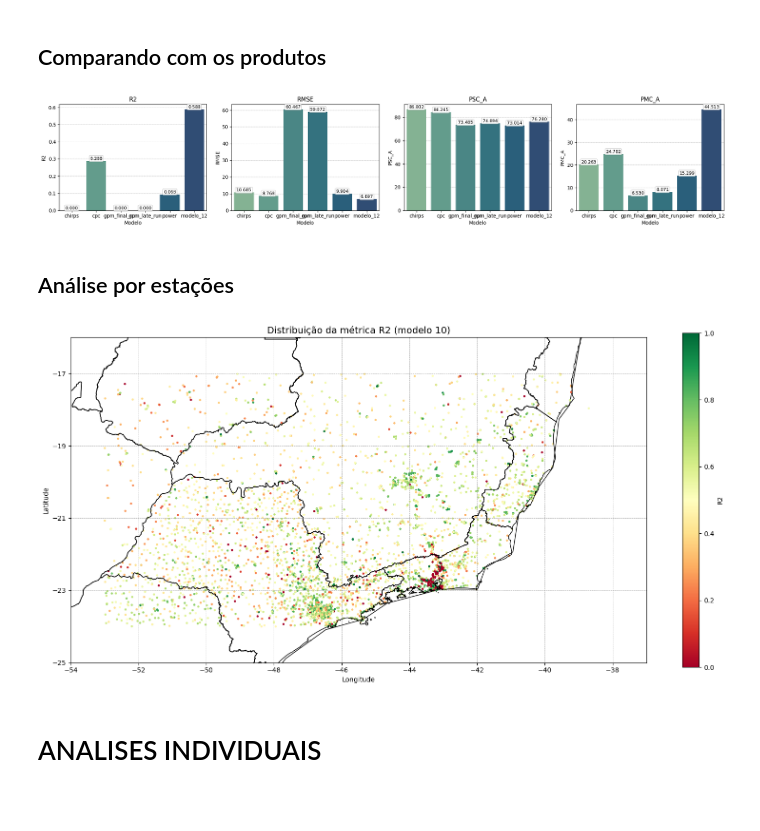
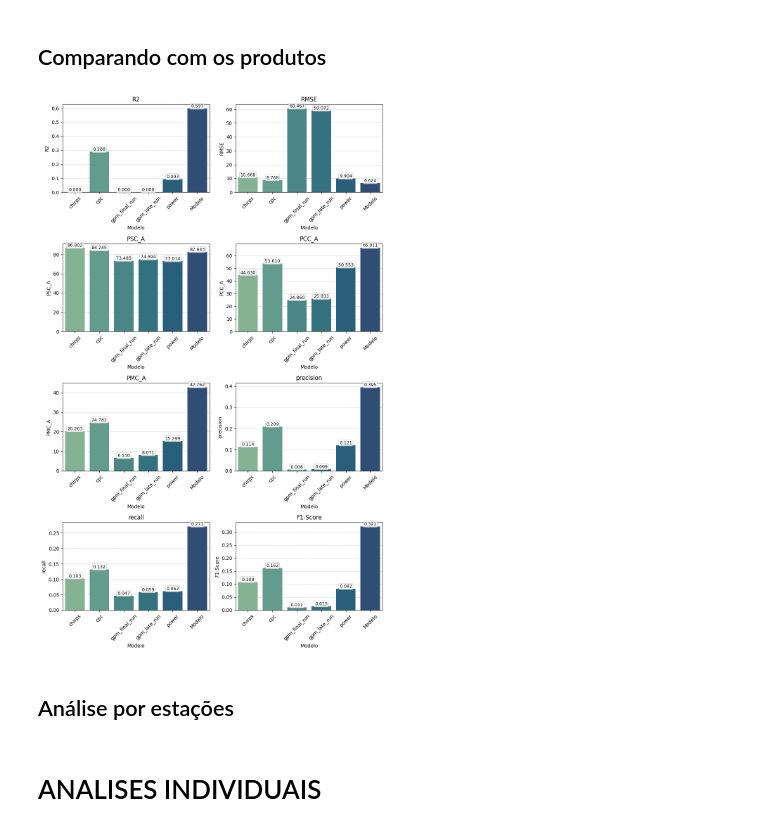
Before and after one commit to mateus-santos-rocha/doutorado, a Jupyter notebook: 3.modelling.ipynb, the cells around one changed output. Saved outputs shown, nothing was run; the diff lists cells and outputs as text; code cells hidden in the pictures; blank space fills up the shorter version.

```diff
--- a/3.modelling.ipynb
+++ b/3.modelling.ipynb
@@ -1203,12 +487,13 @@ model,comparison = train_model(
 # %% [markdown]
 # COMPARAÇÕES
 # %%
-from comparison_utils import plot_model_metrics,import_model_and_comparison,compute_metrics,plot_metrica_heatmap
+from comparison_utils import plot_model_metrics,import_model_and_comparison,compute_metrics,plot_metrica_heatmap,plot_feature_importance
 import pandas as pd
 
 # Parâmetros de métricas
 relative_error_threshold = 0.2
-absolute_error_threshold = 10
+absolute_error_threshold_PCC = 5
+absolute_error_threshold_PMC = 10
 min_sem_chuva = 1
 min_relevancia = 0.5
 beta = 1
@@ -1216,7 +501,7 @@ minimo_muita_chuva = 20
 # %% [markdown]
 ## Métricas Gerais
 # %%
-model_numbers = [1,2,3,4,5,6,7,8,9,10,11,12,13,14,15,16]
+model_numbers = [12,15,17]
 # model_numbers = [8,9,10,11,12,13,14,15,16]
 # model_numbers = [1]
 models,comparisons,metrics = {},{},{}
@@ -1227,5 +512,5 @@ for model_number in model_numbers:
         comparisons[model_number] = pd.concat(comparisons[model_number].values())
 
     comparisons[model_number]['model'] = f'model_{model_number}'
-    metrics[model_number] = compute_metrics(comparisons[model_number]['y_test'],comparisons[model_number]['y_pred'])
+    metrics[model_number] = compute_metrics(comparisons[model_number]['y_test'],comparisons[model_number]['y_pred'],relative_error_threshold,absolute_error_threshold_PCC,absolute_error_threshold_PMC,min_sem_chuva,min_relevancia,beta,minimo_muita_chuva)
 metrics_df = pd.DataFrame.from_dict(metrics,orient='index').reset_index(names=['model_number'])
@@ -1239,7 +542,7 @@ plot_model_metrics(metrics_df, ['R2', 'RMSE','PSC_A','PMC_A','precision','recall
 import duckdb
 modelling_conn = duckdb.connect('modelling_db')
 # %%
-model_numbers_produtos = [12]
+model_numbers_produtos = [15]
 
 precipitacao_produtos = modelling_conn.execute(
 """
@@ -1257,15 +560,15 @@ precipitacao_produto = {produto:precipitacao_produtos[['vl_precipitacao',f'vl_pr
 
 produtos_metrics = {produto:compute_metrics(precipitacao_produto[produto]['vl_precipitacao'],precipitacao_produto[produto][f'vl_precipitacao_{produto}']) for produto in produtos}
 for model_number in model_numbers_produtos:
-    produtos_metrics[f'modelo_{model_number}'] = metrics[model_number]
+    produtos_metrics[f'Modelo'] = metrics[model_number]
 
 produtos_metrics_df = pd.DataFrame.from_dict(produtos_metrics,orient='index').reset_index(names=['model_number'])
 for produto in produtos:
     produtos_metrics_df.loc[produtos_metrics_df['R2']<0,'R2']=0
 # %%
-plot_model_metrics(produtos_metrics_df, ['R2', 'RMSE','PSC_A','PMC_A'])
+plot_model_metrics(produtos_metrics_df, ['R2', 'RMSE','PSC_A','PCC_A','PMC_A','precision','recall','F1-Score'])
 # %% [output]
-[figure, old version]
+[figure, new version]
 # %% [markdown]
 ## Análise por estações
 # %%
@@ -1295,8 +598,6 @@ df_metricas = pd.DataFrame(dados)
 df_metricas = df_metricas.merge(dim_lat_lon,on='id_estacao',how='left')
 # %%
 plot_metrica_heatmap(df_metricas, 'R2',model_number=10,figsize=(16,12),markersize=5)
-# %% [output]
-[figure, removed]
 # %% [markdown]
 # ANALISES INDIVIDUAIS
 # %%
```
Also changed, not shown: parts of 35 cells of this notebook, 5 other files.
